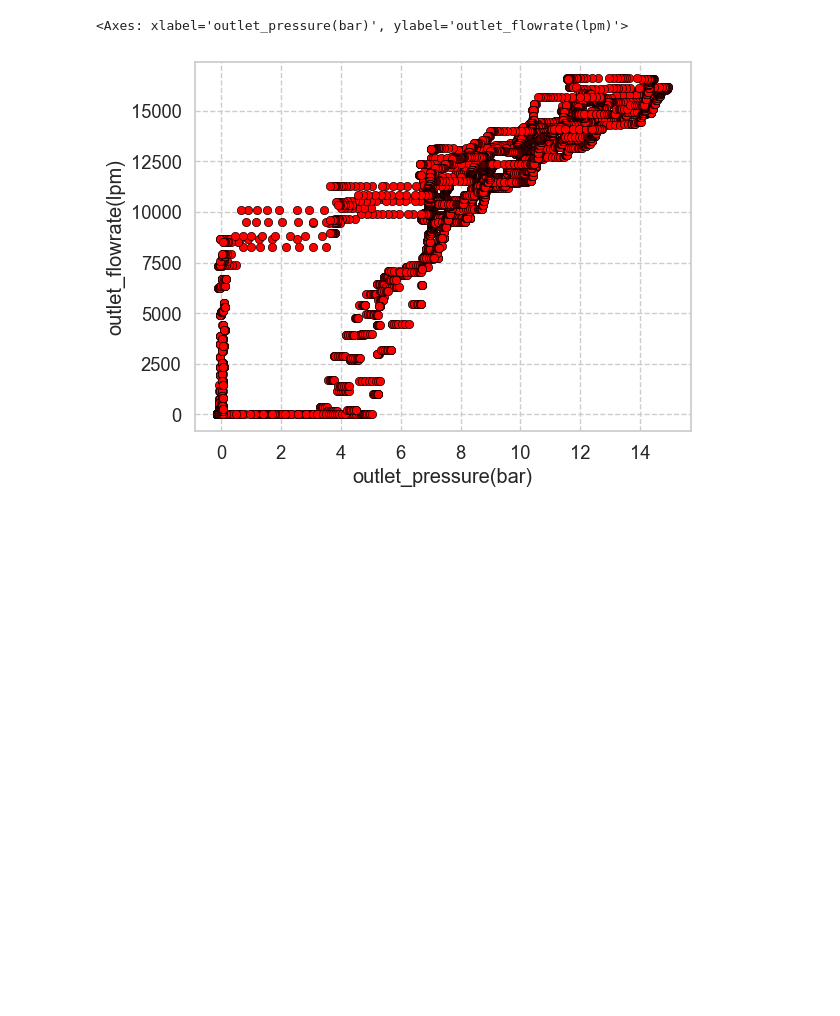
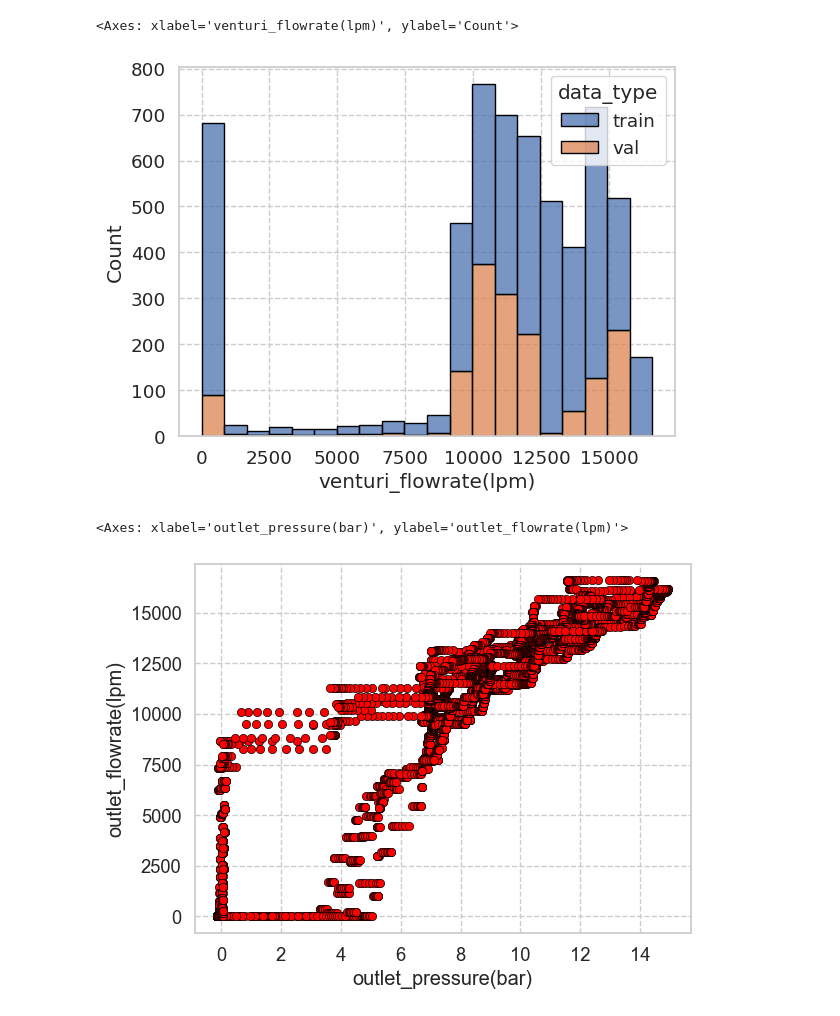
Before and after one commit to jinbeomjeong/estimate_venturi_pump_flow, a Jupyter notebook: analysis_data.ipynb, the cells around one changed output. Cells and saved outputs as stored; diff of their text form; code cells hidden in the pictures; blank space fills up the shorter version.

```diff
--- a/analysis_data.ipynb
+++ b/analysis_data.ipynb
@@ -119,3 +179,11 @@ sns.histplot(dataset['outlet_flowrate(lpm)'], color='red', edgecolor='black')
+# %%
+sns.set_theme(font_scale=1.2)
+sns.set_style('whitegrid', {'grid.linestyle': '--'})
+
+sns.histplot(data=dataset_1, x='venturi_flowrate(lpm)', bins=20, color='red', edgecolor='black', hue='data_type', multiple='stack')
+# %% [output]
+<Axes: xlabel='venturi_flowrate(lpm)', ylabel='Count'>
+[figure, added]
 # %%
 sns.set_theme(font_scale=1.2)
 sns.set_style('whitegrid', {'grid.linestyle': '--'})
```
Also changed, not shown: parts of 18 cells of this notebook, 4 other files.
